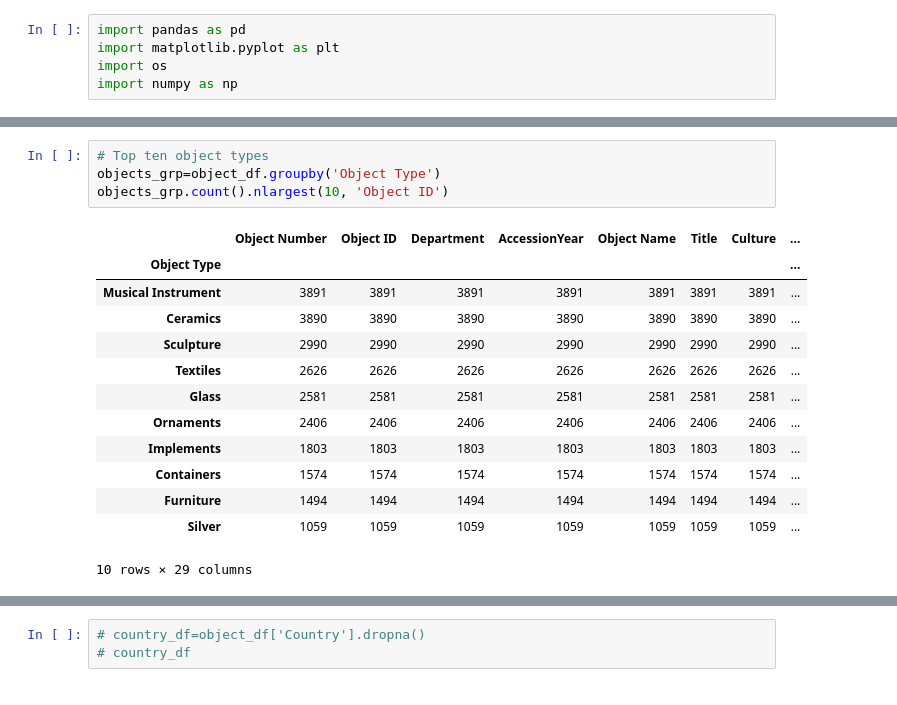
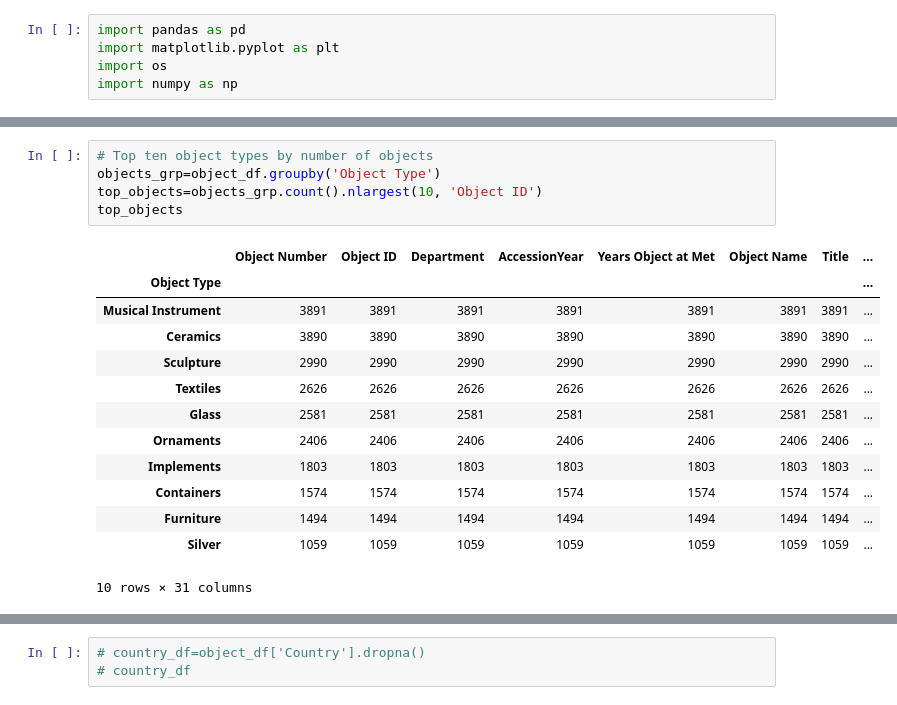
Before and after one commit to bjwlknsn/TheMetTeamProject, a Jupyter notebook: csv_review_data3.ipynb, the cells around one changed output, grey strips where cells are left out. Saved outputs shown, nothing was run; the diff lists cells and outputs as text.

```diff
--- a/csv_review_data3.ipynb
+++ b/csv_review_data3.ipynb
@@ -132,9 +169,10 @@ summary_df
 # %%
-# Top ten object types
+# Top ten object types by number of objects
 objects_grp=object_df.groupby('Object Type')
-objects_grp.count().nlargest(10, 'Object ID')
+top_objects=objects_grp.count().nlargest(10, 'Object ID')
+top_objects
 # %% [output]
-|  | Object Number | Object ID | Department | AccessionYear | Object Name | Title | Culture | ... |
+|  | Object Number | Object ID | Department | AccessionYear | Years Object at Met | Object Name | Title | ... |
 | Object Type |  |  |  |  |  |  |  | ... |
 | Musical Instrument | 3891 | 3891 | 3891 | 3891 | 3891 | 3891 | 3891 | ... |
 | Ceramics | 3890 | 3890 | 3890 | 3890 | 3890 | 3890 | 3890 | ... |
@@ -146,4 +184,4 @@ objects_grp.count().nlargest(10, 'Object ID')
 | Containers | 1574 | 1574 | 1574 | 1574 | 1574 | 1574 | 1574 | ... |
 | Furniture | 1494 | 1494 | 1494 | 1494 | 1494 | 1494 | 1494 | ... |
 | Silver | 1059 | 1059 | 1059 | 1059 | 1059 | 1059 | 1059 | ... |
-10 rows × 29 columns
+10 rows × 31 columns
```
Also changed, not shown: parts of 12 cells of this notebook.
